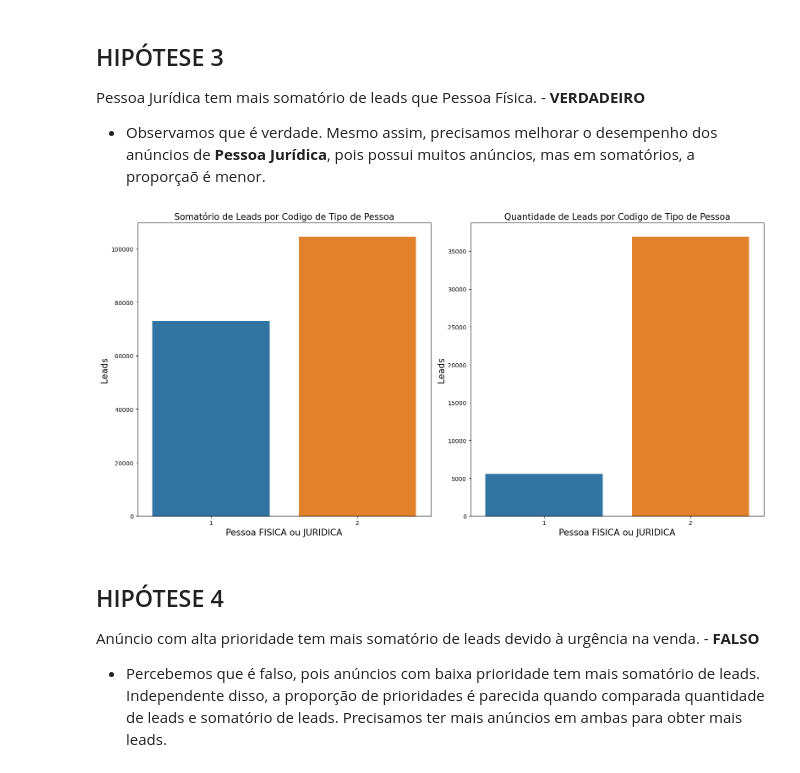
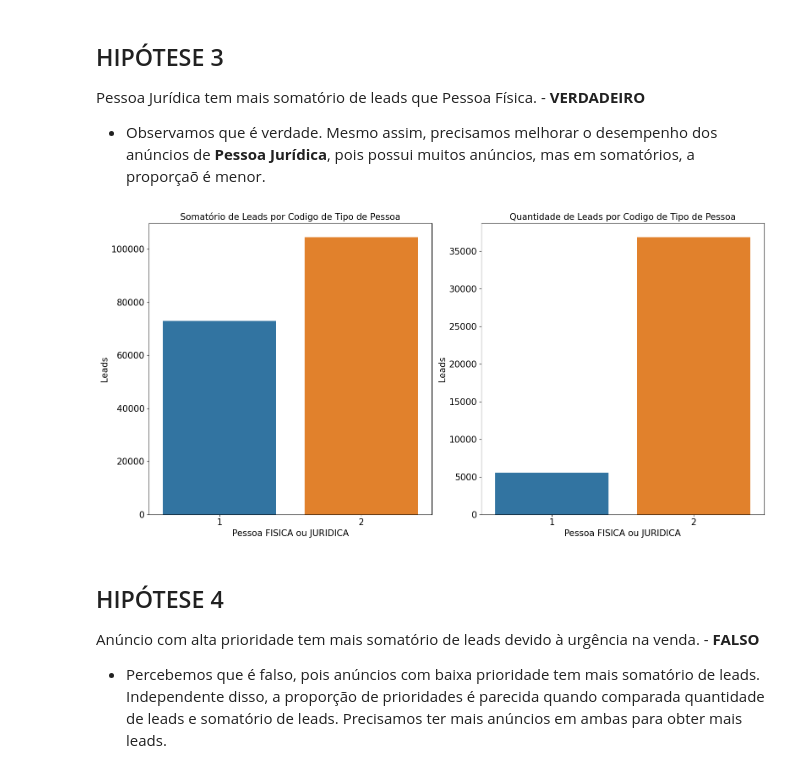
Before and after one commit to hugoferraz5/Webmotors_leads, a Jupyter notebook: Classificação_webmotors.ipynb, the cells around one changed output. Cells and saved outputs as stored; diff of their text form; code cells hidden in the pictures.

```diff
--- a/Classificação_webmotors.ipynb
+++ b/Classificação_webmotors.ipynb
@@ -1287,24 +1252,28 @@ Pessoa Jurídica tem mais somatório de leads que Pessoa Física. - **VERDADEIRO
 # %%
 data_cod_tipo_pessoa = data1[['cod_tipo_pessoa', 'leads']].groupby('cod_tipo_pessoa').sum().sort_values(by=['leads'], ascending=False).reset_index()
 data_cod_tipo_pessoa1 = data1[['cod_tipo_pessoa', 'leads']].groupby('cod_tipo_pessoa').count().sort_values(by=['leads'], ascending=False).reset_index()
 
 plt.figure(figsize=(16,8), tight_layout={'pad':2.0})
 
 plt.subplot(1,2,1)
 ax1 = sns.barplot(data = data_cod_tipo_pessoa, x='cod_tipo_pessoa', y='leads')
 data_load(ax1,'Somatório de Leads por Codigo de Tipo de Pessoa', 'Pessoa FISICA ou JURIDICA','Leads' )
+plt.xticks(fontsize=15)
+plt.yticks(fontsize=15)
 
 plt.subplot(1,2,2)
 ax2 = sns.barplot(data = data_cod_tipo_pessoa1, x='cod_tipo_pessoa', y='leads')
 data_load(ax2,'Quantidade de Leads por Codigo de Tipo de Pessoa', 'Pessoa FISICA ou JURIDICA','Leads' )
+plt.xticks(fontsize=15)
+plt.yticks(fontsize=15)
 
 plt.tight_layout()
 
 plt.subplots_adjust(hspace=0.5)
 
 plt.show()
 # %% [output]
-[figure, old version]
+[figure, new version]
 # %% [markdown]
 ## HIPÓTESE 4
 Anúncio com alta prioridade tem mais somatório de leads devido à urgência na venda. - **FALSO**
```
Also changed, not shown: parts of 46 cells of this notebook, 24 other files.
